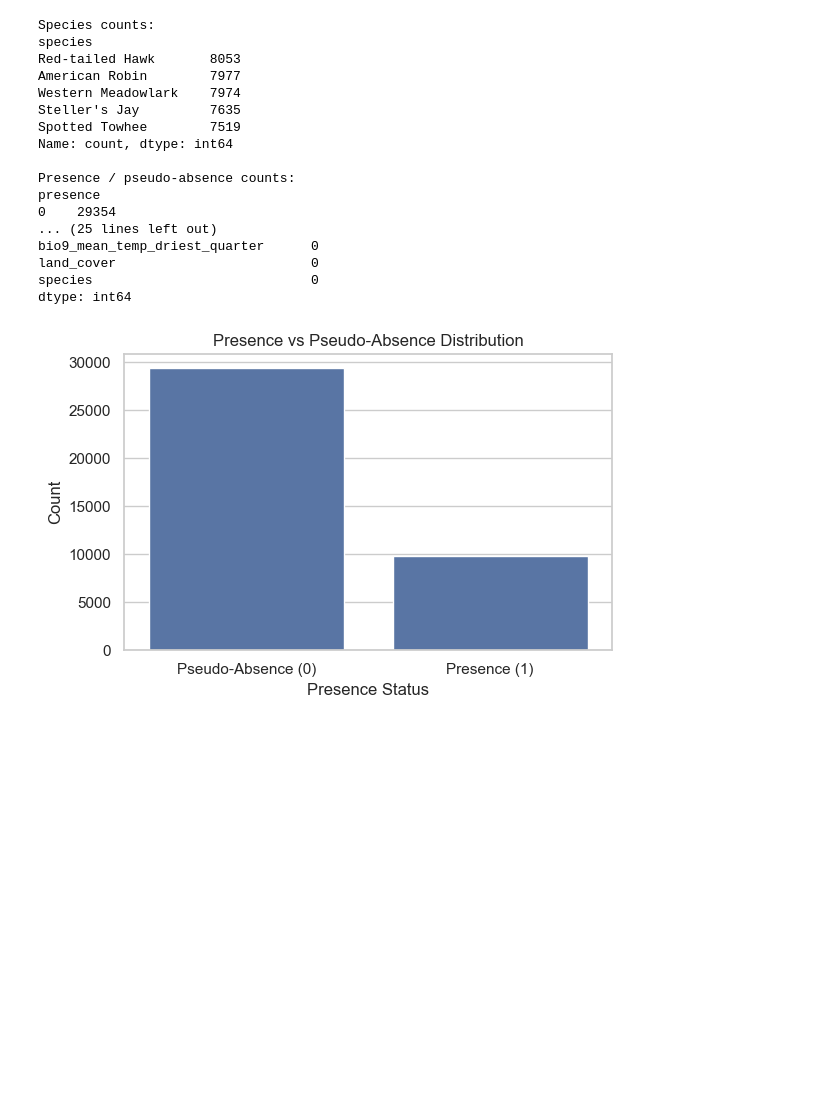
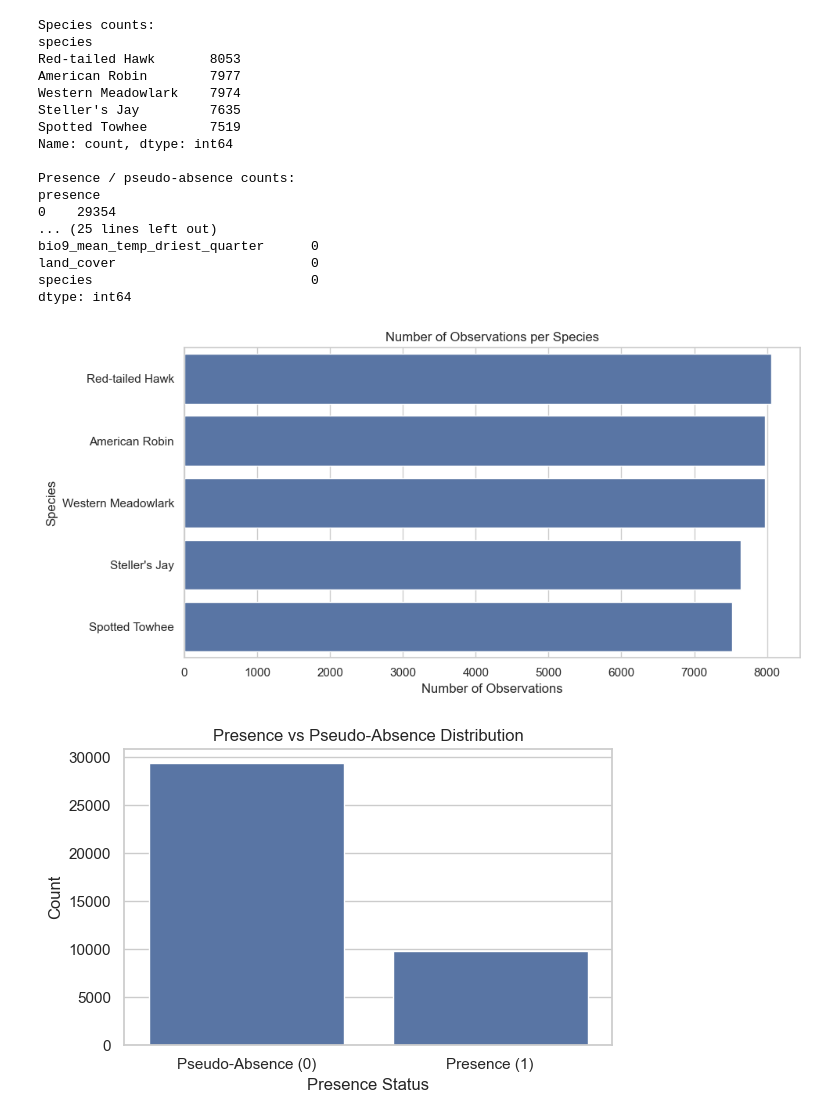
Before and after one commit to wtung7/ISYE7640-Project-Bird-Watching, a Jupyter notebook: eda.ipynb, the cells around one changed output. Cells and saved outputs as stored; diff of their text form; code cells hidden in the pictures; blank space fills up the shorter version.

Commit message:
graph update

```diff
--- a/eda.ipynb
+++ b/eda.ipynb
@@ -58,6 +58,28 @@ bio9_mean_temp_driest_quarter      0
 land_cover                         0
 species                            0
 dtype: int64
+# %%
+# Count observations per species
+species_counts = df["species"].value_counts()
+
+plt.figure(figsize=(10,5))
+sns.barplot(
+    x=species_counts.values,
+    y=species_counts.index,
+)
+plt.title("Number of Observations per Species")
+plt.xlabel("Number of Observations")
+plt.ylabel("Species")
+
+plt.tight_layout()
+plt.savefig(
+    "species_observation_counts.png",
+    dpi=300,
+    bbox_inches="tight"
+)
+plt.show()
+# %% [output]
+[figure, added]
 # %%
 # Presence vs pseudo-absence plot
 
```
Also changed, not shown: parts of 1 cell of this notebook, 1 other file.
